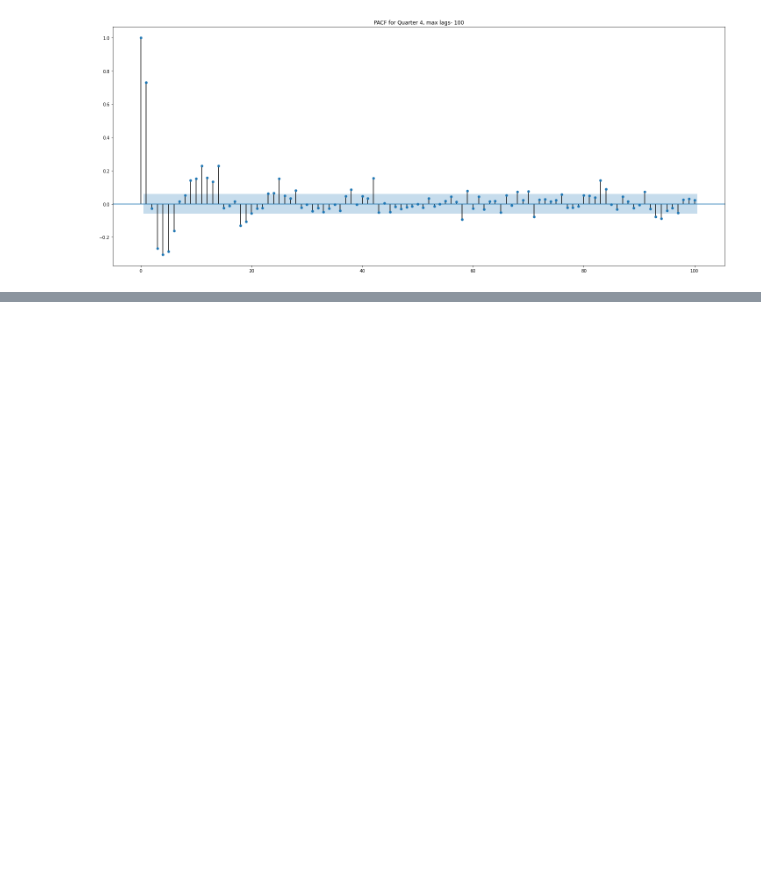
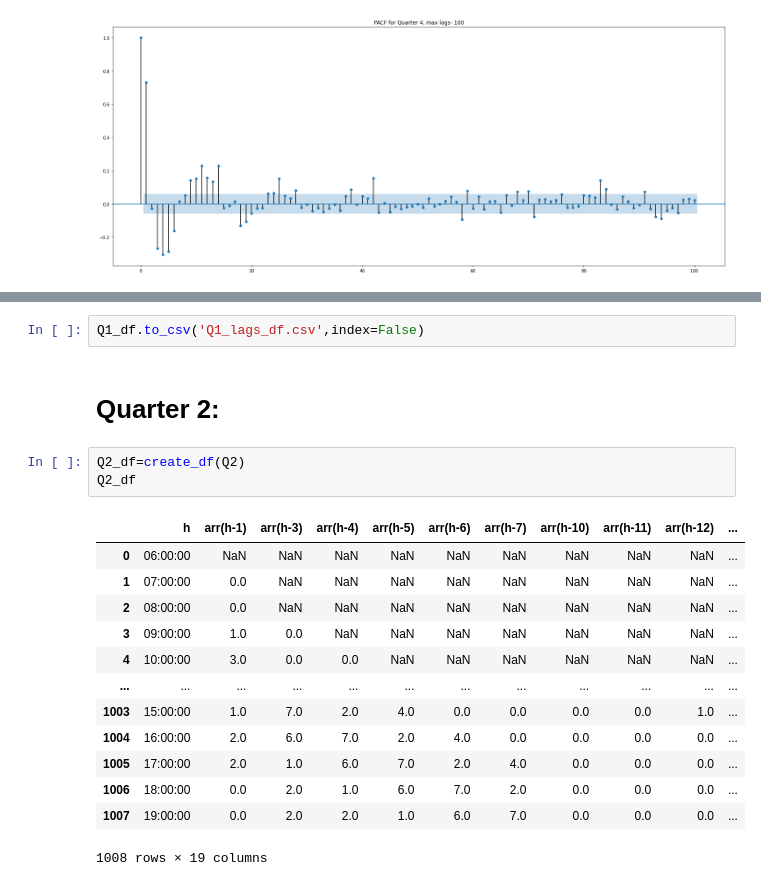
Before and after one commit to rajivsam/cmi_count_data_modeling, a Jupyter notebook: notebooks/week_4_tasks.ipynb, the cells around one changed output, grey strips where cells are left out. Saved outputs shown, nothing was run; the diff lists cells and outputs as text; blank space fills up the shorter version.

```diff
--- a/notebooks/week_4_tasks.ipynb
+++ b/notebooks/week_4_tasks.ipynb
@@ -122,0 +182,21 @@ sig_lags(Q4)
+# %%
+Q1_df.to_csv('Q1_lags_df.csv',index=False)
+# %% [markdown]
+# Quarter 2:
+# %%
+Q2_df=create_df(Q2)
+Q2_df
+# %% [output]
+|  | h | arr(h-1) | arr(h-3) | arr(h-4) | arr(h-5) | arr(h-6) | arr(h-7) | arr(h-10) | arr(h-11) | arr(h-12) | ... |
+| 0 | 06:00:00 | NaN | NaN | NaN | NaN | NaN | NaN | NaN | NaN | NaN | ... |
+| 1 | 07:00:00 | 0.0 | NaN | NaN | NaN | NaN | NaN | NaN | NaN | NaN | ... |
+| 2 | 08:00:00 | 0.0 | NaN | NaN | NaN | NaN | NaN | NaN | NaN | NaN | ... |
+| 3 | 09:00:00 | 1.0 | 0.0 | NaN | NaN | NaN | NaN | NaN | NaN | NaN | ... |
+| 4 | 10:00:00 | 3.0 | 0.0 | 0.0 | NaN | NaN | NaN | NaN | NaN | NaN | ... |
+| ... | ... | ... | ... | ... | ... | ... | ... | ... | ... | ... | ... |
+| 1003 | 15:00:00 | 1.0 | 7.0 | 2.0 | 4.0 | 0.0 | 0.0 | 0.0 | 0.0 | 1.0 | ... |
+| 1004 | 16:00:00 | 2.0 | 6.0 | 7.0 | 2.0 | 4.0 | 0.0 | 0.0 | 0.0 | 0.0 | ... |
+| 1005 | 17:00:00 | 2.0 | 1.0 | 6.0 | 7.0 | 2.0 | 4.0 | 0.0 | 0.0 | 0.0 | ... |
+| 1006 | 18:00:00 | 0.0 | 2.0 | 1.0 | 6.0 | 7.0 | 2.0 | 0.0 | 0.0 | 0.0 | ... |
+| 1007 | 19:00:00 | 0.0 | 2.0 | 2.0 | 1.0 | 6.0 | 7.0 | 0.0 | 0.0 | 0.0 | ... |
+1008 rows × 19 columns
```
Also changed, not shown: parts of 21 cells of this notebook.
